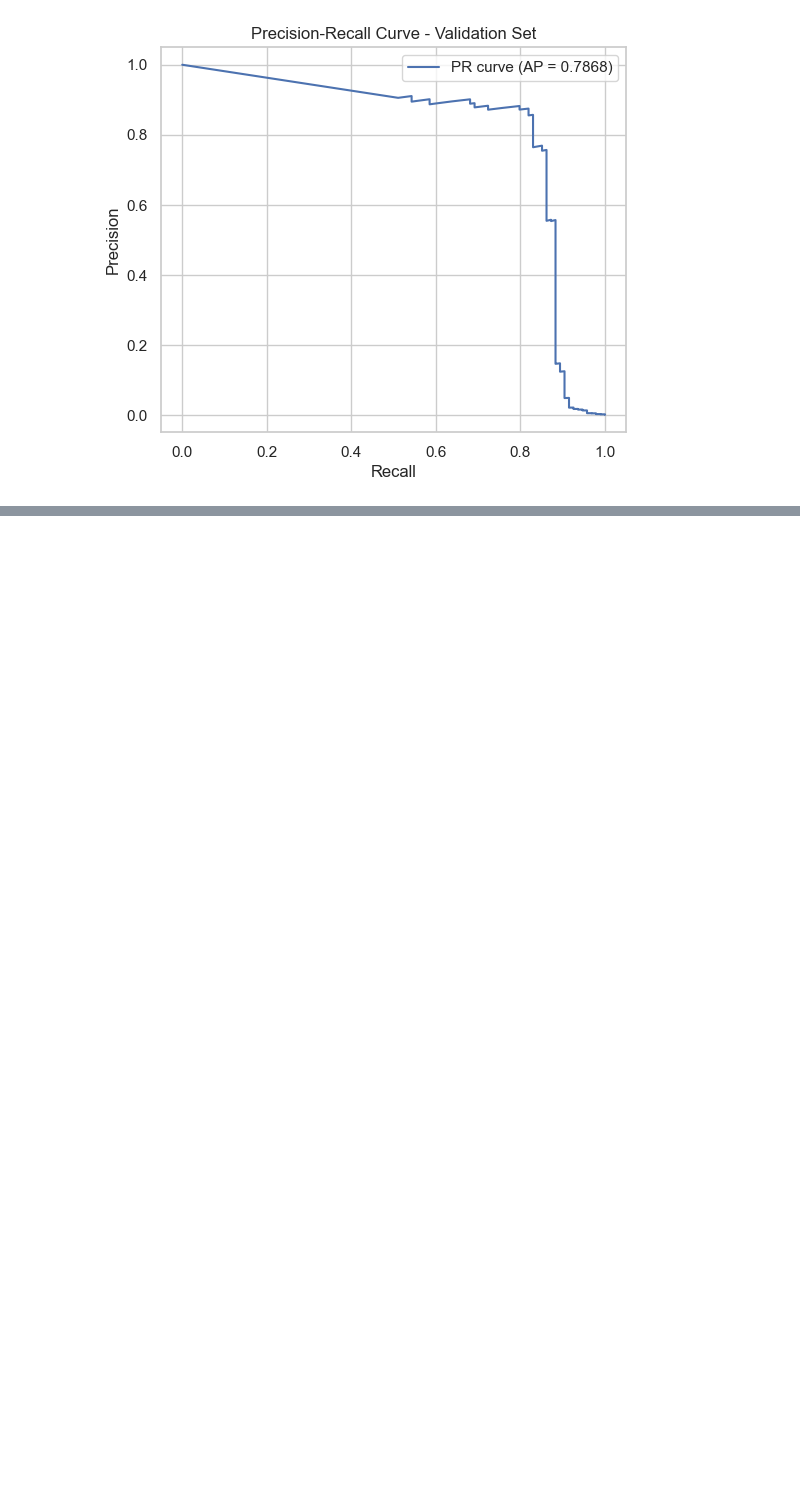
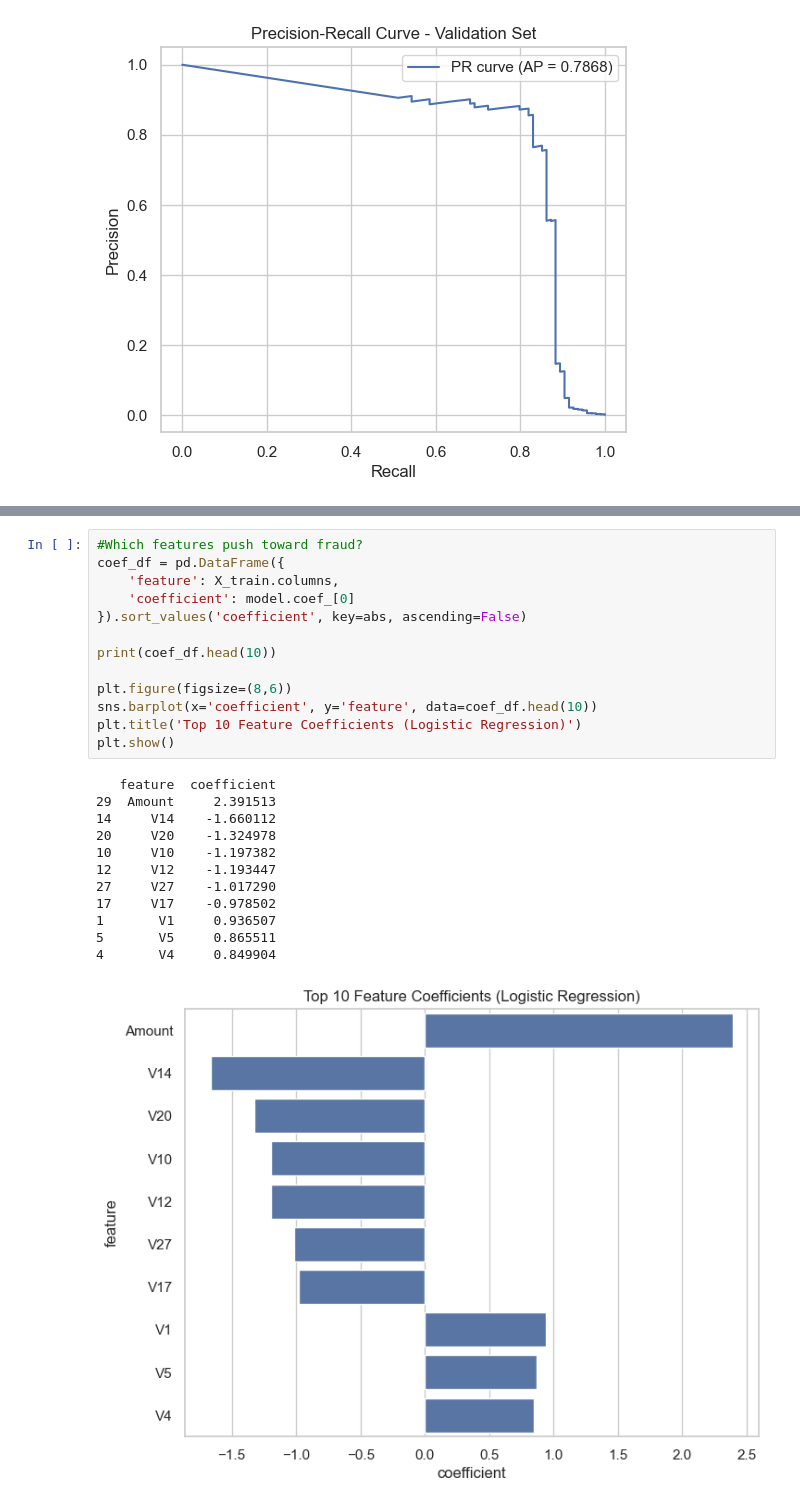
Before and after one commit to Emna-chebbi/logistic-regression-fraud-detection, a Jupyter notebook: logistic-regression-fraud-detection.ipynb, the cells around one changed output, grey strips where cells are left out. Drawn from its saved outputs; the diff is of its cells as text; blank space fills up the shorter version.

```diff
--- a/logistic-regression-fraud-detection.ipynb
+++ b/logistic-regression-fraud-detection.ipynb
@@ -338,0 +365,26 @@ plt.show()
+# %%
+#Which features push toward fraud?
+coef_df = pd.DataFrame({
+    'feature': X_train.columns,
+    'coefficient': model.coef_[0]
+}).sort_values('coefficient', key=abs, ascending=False)
+
+print(coef_df.head(10))
+
+plt.figure(figsize=(8,6))
+sns.barplot(x='coefficient', y='feature', data=coef_df.head(10))
+plt.title('Top 10 Feature Coefficients (Logistic Regression)')
+plt.show()
+# %% [output]
+   feature  coefficient
+29  Amount     2.391513
+14     V14    -1.660112
+20     V20    -1.324978
+10     V10    -1.197382
+12     V12    -1.193447
+27     V27    -1.017290
+17     V17    -0.978502
+1       V1     0.936507
+5       V5     0.865511
+4       V4     0.849904
+[figure, added]
```
Also changed, not shown: parts of 2 cells of this notebook.
